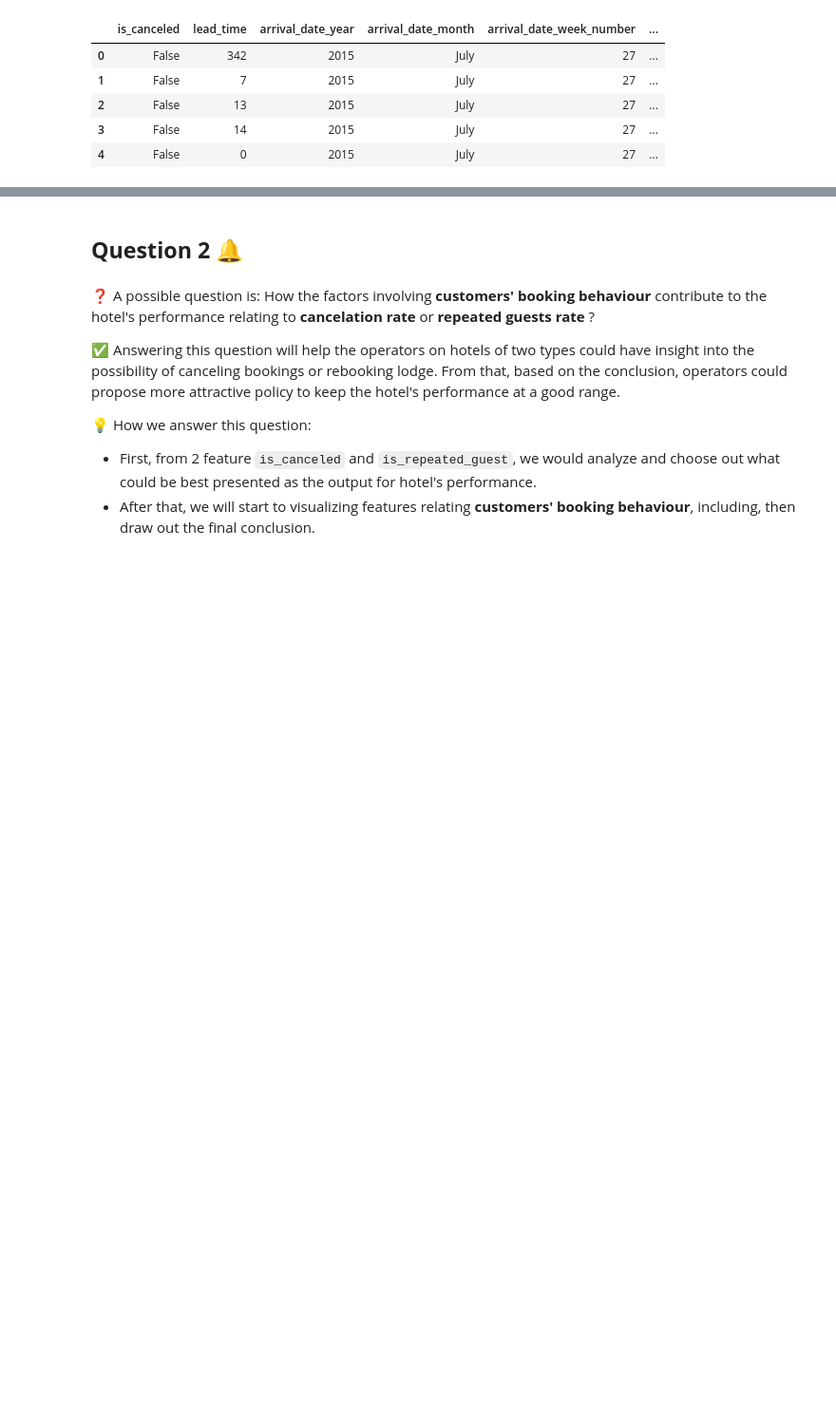
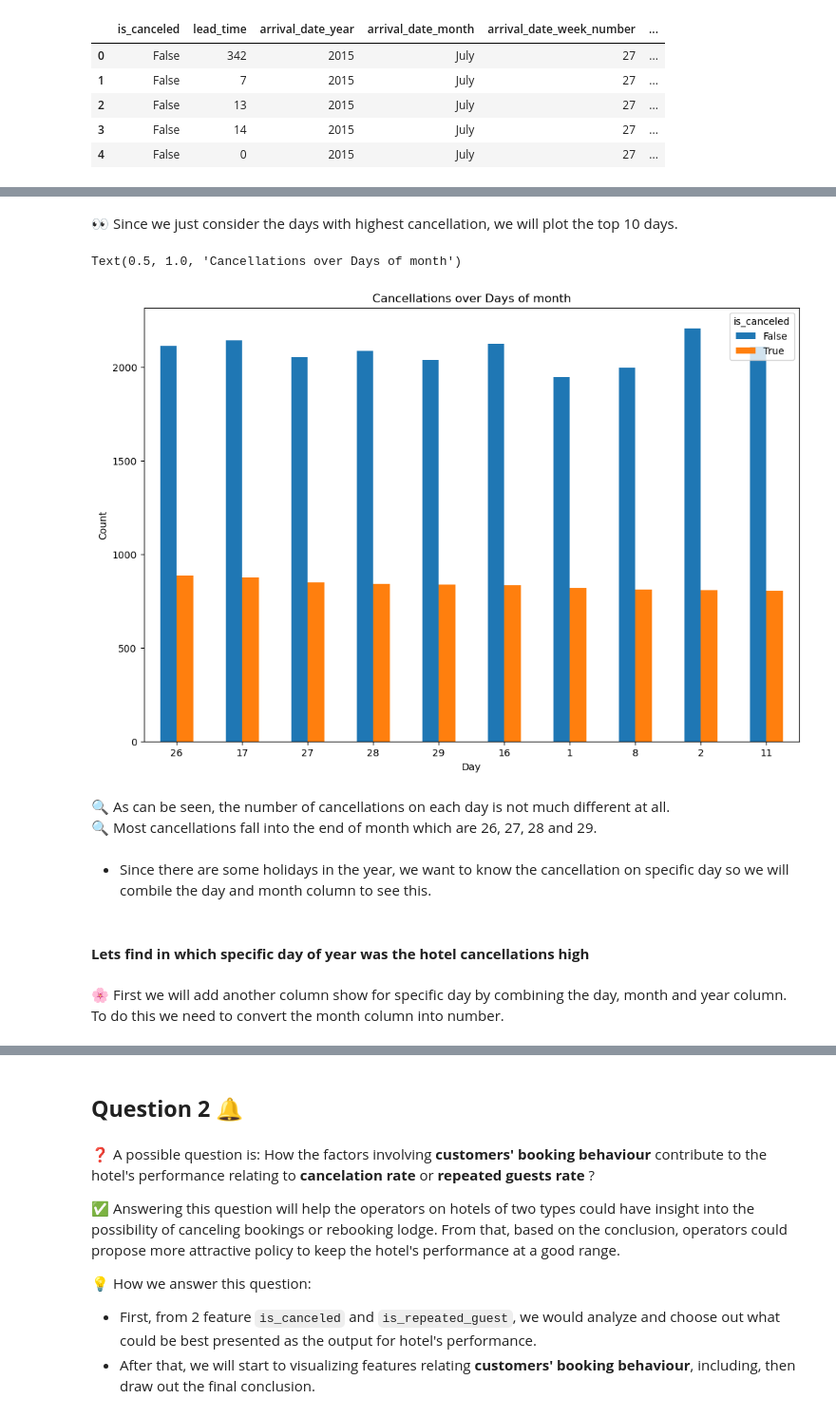
Before and after one commit to danghuynh-bit/LTKHDL_hotekbookingdemand, a Jupyter notebook: 03_Analyzing_Questions.ipynb, the cells around one changed output, grey strips where cells are left out. Shown at 95% size. Cells and saved outputs as stored; diff of their text form; code cells hidden in the pictures; blank space fills up the shorter version.

```diff
--- a/03_Analyzing_Questions.ipynb
+++ b/03_Analyzing_Questions.ipynb
@@ -26,0 +201,13 @@ cleaned_data.head()
+# %%
+# Extract canceled and day of month columns
+day_df = time_df[['is_canceled', 'arrival_date_day_of_month']]
+
+# Count
+day_count = day_df.groupby('arrival_date_day_of_month').value_counts()
+
+# Save to new df
+cancel_day_df = day_count.unstack()
+
+# Sort the df by cancellation
+cancel_day_df = cancel_day_df.sort_values(True, ascending=False)
+cancel_day_df
@@ -26,0 +233,25 @@ cleaned_data.head()
+# %% [markdown]
+👀  Since we just consider the days with highest cancellation, we will plot the top 10 days.
+# %%
+# Set up ax
+fig, ax = plt.subplots(figsize=(12, 8))
+
+# Plot group bar chart
+cancel_day_df.head(10).plot(kind='bar', width=0.5, ax=ax, rot=0)
+
+# Set x, y labels and title
+plt.xlabel('Day')
+plt.ylabel('Count')
+plt.title('Cancellations over Days of month')
+# %% [output]
+Text(0.5, 1.0, 'Cancellations over Days of month')
+[figure, added]
+# %% [markdown]
+🔍 As can be seen, the number of cancellations on each day is not much different at all.
+🔍 Most cancellations fall into the end of month which are 26, 27, 28 and 29.
+# %% [markdown]
+- Since there are some holidays in the year, we want to know the cancellation on specific day so we will combile the day and month column to see this.
+# %% [markdown]
+#### **Lets find in which specific day of year was the hotel cancellations high**
+# %% [markdown]
+🌸 First we will add another column show for specific day by combining the day, month and year column. To do this we need to convert the month column into number.
```
Also changed, not shown: parts of 52 cells of this notebook.
